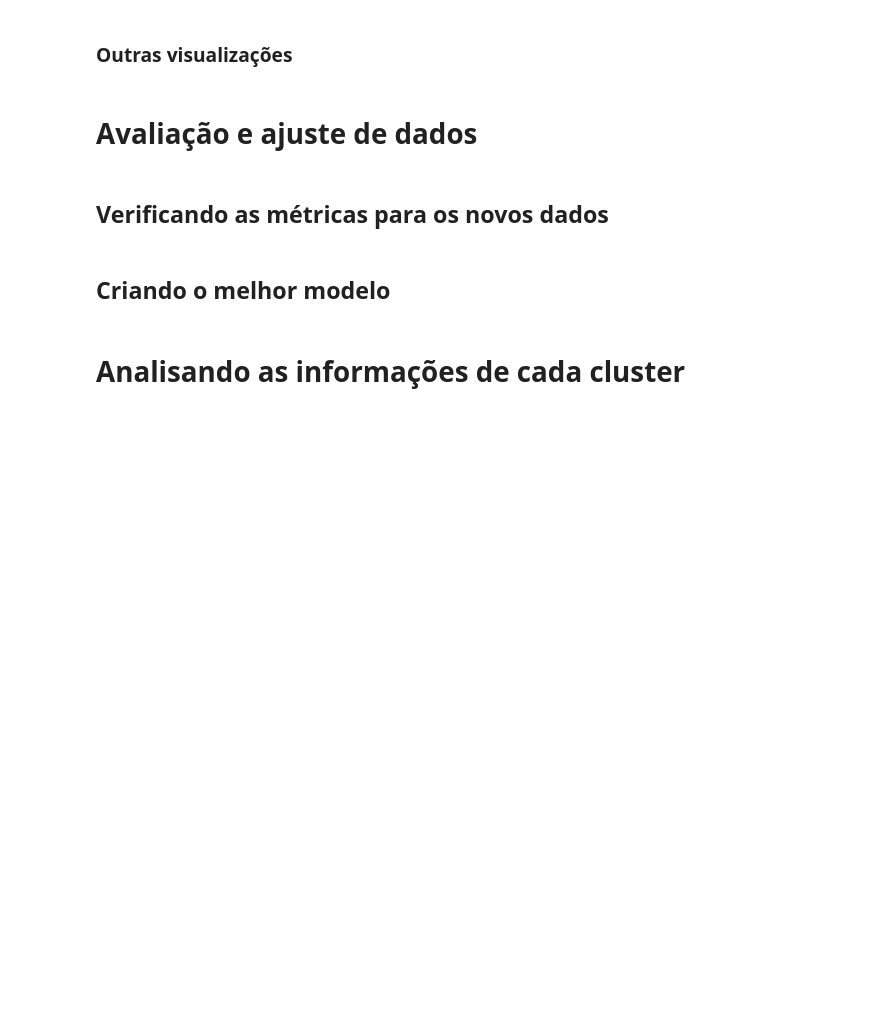
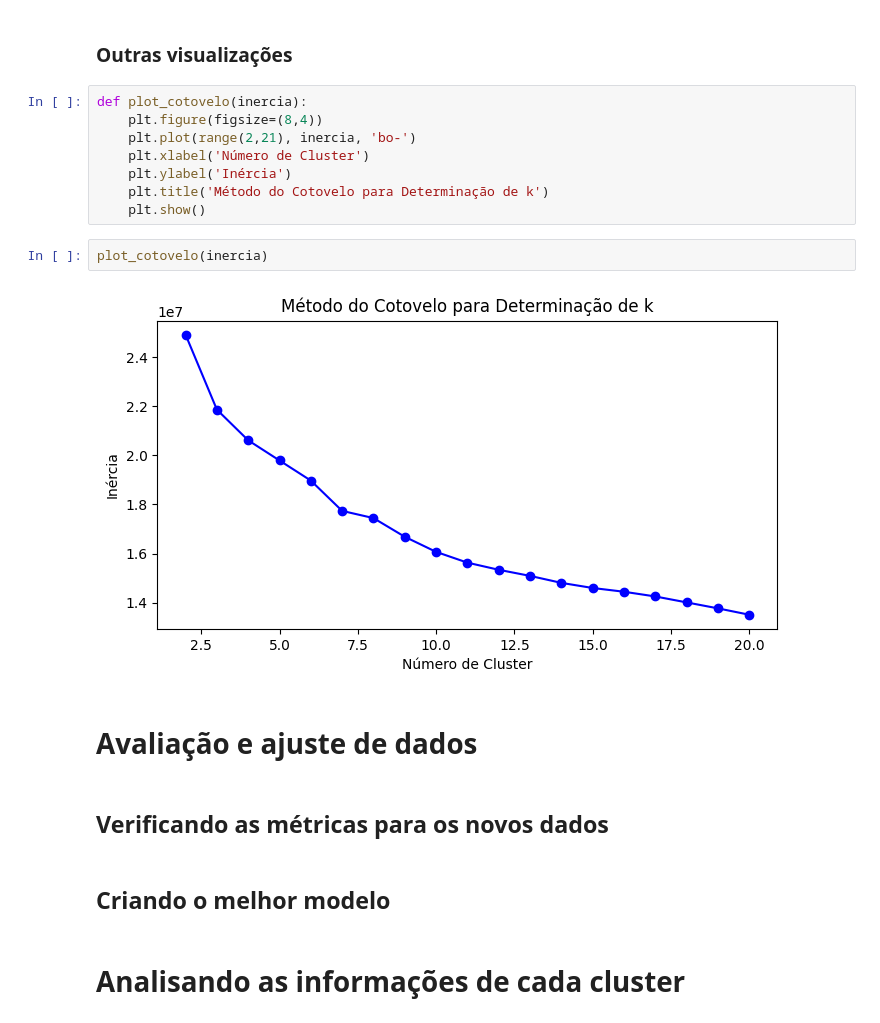
Before and after one commit to marcoamolinaro/machine-learning-alura, a Jupyter notebook: Clusterizacao-dados-sem-rotulo/Aula 1/Projeto_marketing.ipynb, the cells around one changed output. Cells and saved outputs as stored; diff of their text form; blank space fills up the shorter version.

```diff
--- a/Clusterizacao-dados-sem-rotulo/Aula 1/Projeto_marketing.ipynb
+++ b/Clusterizacao-dados-sem-rotulo/Aula 1/Projeto_marketing.ipynb
@@ -203,5 +208,17 @@ def graf_silhueta (n_clusters, dados):
 # %% [markdown]
 ### Outras visualizações
+# %%
+def plot_cotovelo(inercia):
+    plt.figure(figsize=(8,4))
+    plt.plot(range(2,21), inercia, 'bo-')
+    plt.xlabel('Número de Cluster')
+    plt.ylabel('Inércia')
+    plt.title('Método do Cotovelo para Determinação de k')
+    plt.show()
+# %%
+plot_cotovelo(inercia)
+# %% [output]
+[figure, added]
 # %% [markdown]
 # Avaliação e ajuste de dados
 # %% [markdown]
```
Also changed, not shown: parts of 1 cell of this notebook.
